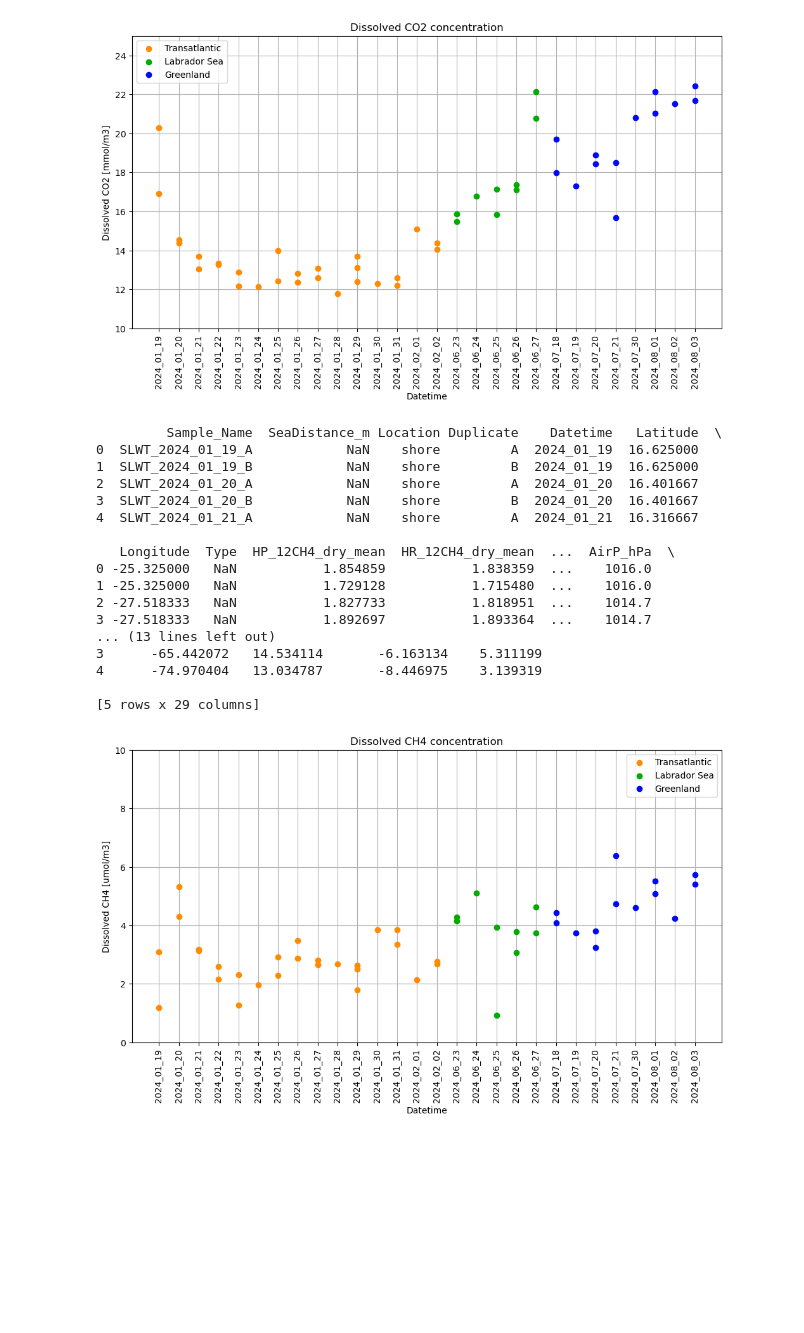
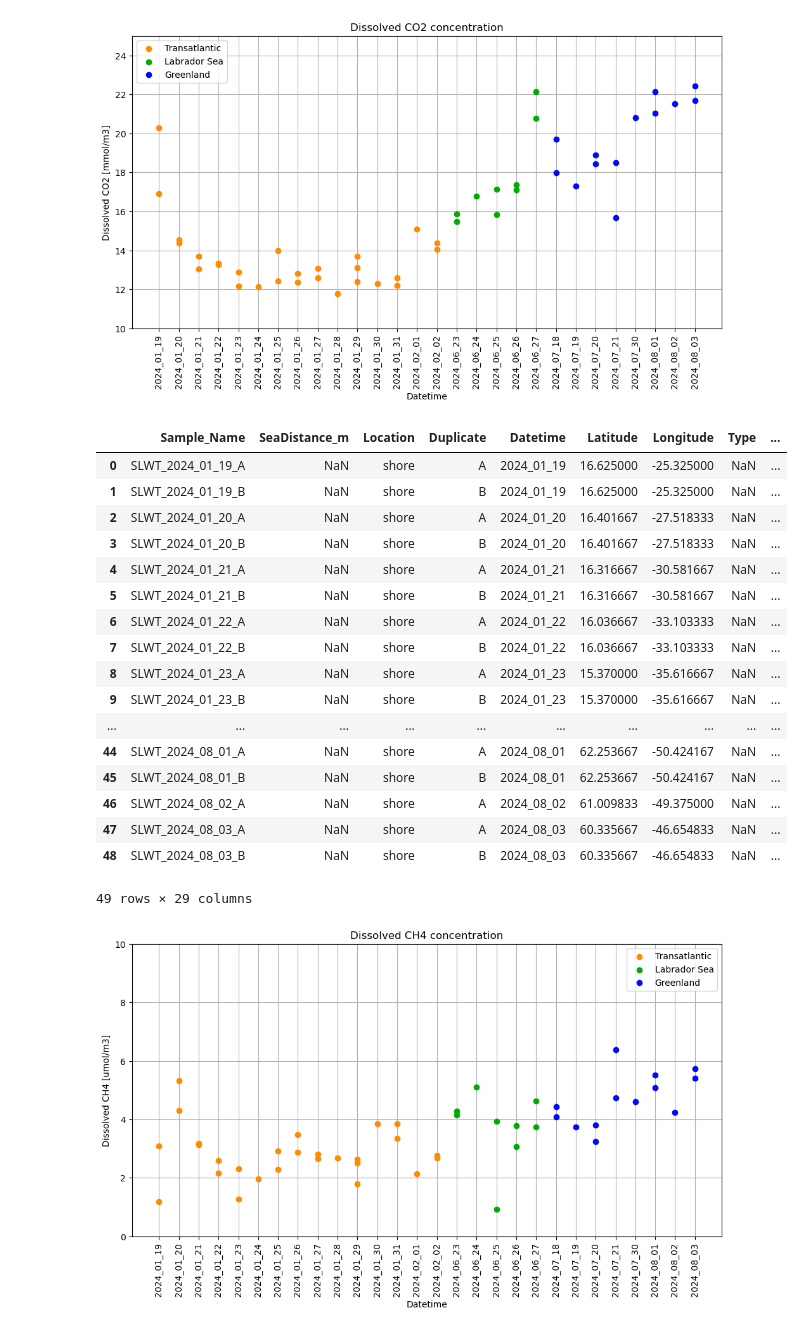
Before and after one commit to lolapricam/Sea-air_fluxes_Arctic, a Jupyter notebook: graphs.ipynb, the cells around one changed output. Saved outputs shown, nothing was run; the diff lists cells and outputs as text; code cells hidden in the pictures; blank space fills up the shorter version.

```diff
--- a/graphs.ipynb
+++ b/graphs.ipynb
@@ -315,25 +337,26 @@ plt.show()
 # %%
 #change of units: mmol/m3 --> umol/m3
 data['ch4_umolm3'] = data['ch4_mmolm3'] * 10**3
-print(data.head())
+display(data)
 # %% [output]
+|  | Sample_Name | SeaDistance_m | Location | Duplicate | Datetime | Latitude | Longitude | Type | ... |
+| 0 | SLWT_2024_01_19_A | NaN | shore | A | 2024_01_19 | 16.625000 | -25.325000 | NaN | ... |
+| 1 | SLWT_2024_01_19_B | NaN | shore | B | 2024_01_19 | 16.625000 | -25.325000 | NaN | ... |
+| 2 | SLWT_2024_01_20_A | NaN | shore | A | 2024_01_20 | 16.401667 | -27.518333 | NaN | ... |
+| 3 | SLWT_2024_01_20_B | NaN | shore | B | 2024_01_20 | 16.401667 | -27.518333 | NaN | ... |
+| 4 | SLWT_2024_01_21_A | NaN | shore | A | 2024_01_21 | 16.316667 | -30.581667 | NaN | ... |
+| 5 | SLWT_2024_01_21_B | NaN | shore | B | 2024_01_21 | 16.316667 | -30.581667 | NaN | ... |
+| 6 | SLWT_2024_01_22_A | NaN | shore | A | 2024_01_22 | 16.036667 | -33.103333 | NaN | ... |
+| 7 | SLWT_2024_01_22_B | NaN | shore | B | 2024_01_22 | 16.036667 | -33.103333 | NaN | ... |
+| 8 | SLWT_2024_01_23_A | NaN | shore | A | 2024_01_23 | 15.370000 | -35.616667 | NaN | ... |
+| 9 | SLWT_2024_01_23_B | NaN | shore | B | 2024_01_23 | 15.370000 | -35.616667 | NaN | ... |
+| ... | ... | ... | ... | ... | ... | ... | ... | ... | ... |
+| 44 | SLWT_2024_08_01_A | NaN | shore | A | 2024_08_01 | 62.253667 | -50.424167 | NaN | ... |
+| 45 | SLWT_2024_08_01_B | NaN | shore | B | 2024_08_01 | 62.253667 | -50.424167 | NaN | ... |
+| 46 | SLWT_2024_08_02_A | NaN | shore | A | 2024_08_02 | 61.009833 | -49.375000 | NaN | ... |
+| 47 | SLWT_2024_08_03_A | NaN | shore | A | 2024_08_03 | 60.335667 | -46.654833 | NaN | ... |
+| 48 | SLWT_2024_08_03_B | NaN | shore | B | 2024_08_03 | 60.335667 | -46.654833 | NaN | ... |
-         Sample_Name  SeaDistance_m Location Duplicate    Datetime   Latitude  \
-0  SLWT_2024_01_19_A            NaN    shore         A  2024_01_19  16.625000
-1  SLWT_2024_01_19_B            NaN    shore         B  2024_01_19  16.625000
-2  SLWT_2024_01_20_A            NaN    shore         A  2024_01_20  16.401667
-3  SLWT_2024_01_20_B            NaN    shore         B  2024_01_20  16.401667
-4  SLWT_2024_01_21_A            NaN    shore         A  2024_01_21  16.316667
-
-   Longitude  Type  HP_12CH4_dry_mean  HR_12CH4_dry_mean  ...  AirP_hPa  \
-0 -25.325000   NaN           1.854859           1.838359  ...    1016.0
-1 -25.325000   NaN           1.729128           1.715480  ...    1016.0
-2 -27.518333   NaN           1.827733           1.818951  ...    1014.7
-3 -27.518333   NaN           1.892697           1.893364  ...    1014.7
-... (13 lines left out)
-3      -65.442072   14.534114       -6.163134    5.311199
-4      -74.970404   13.034787       -8.446975    3.139319
-
-[5 rows x 29 columns]
+49 rows × 29 columns
 # %%
 #Overall dissolved CH4 concentration
 
```
Also changed, not shown: parts of 3 cells of this notebook, 4 other files.
